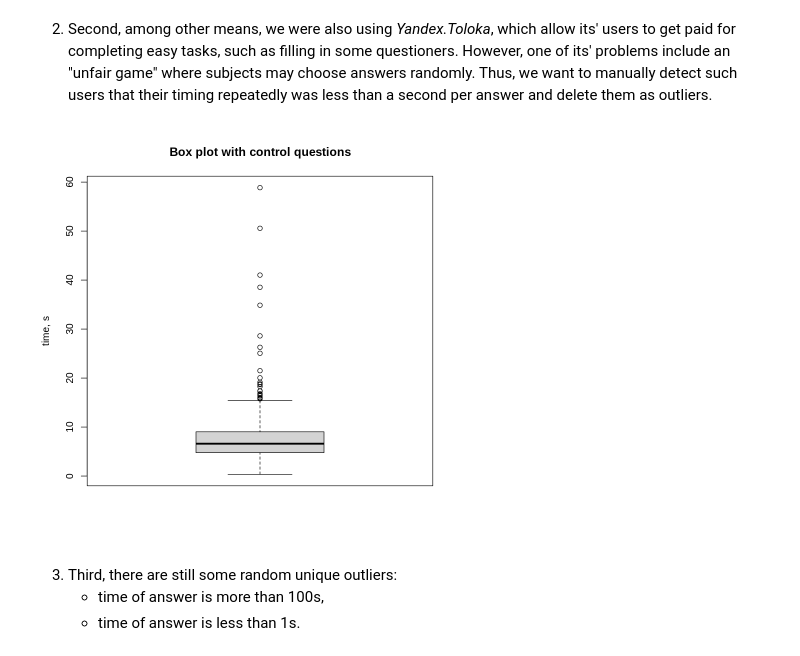
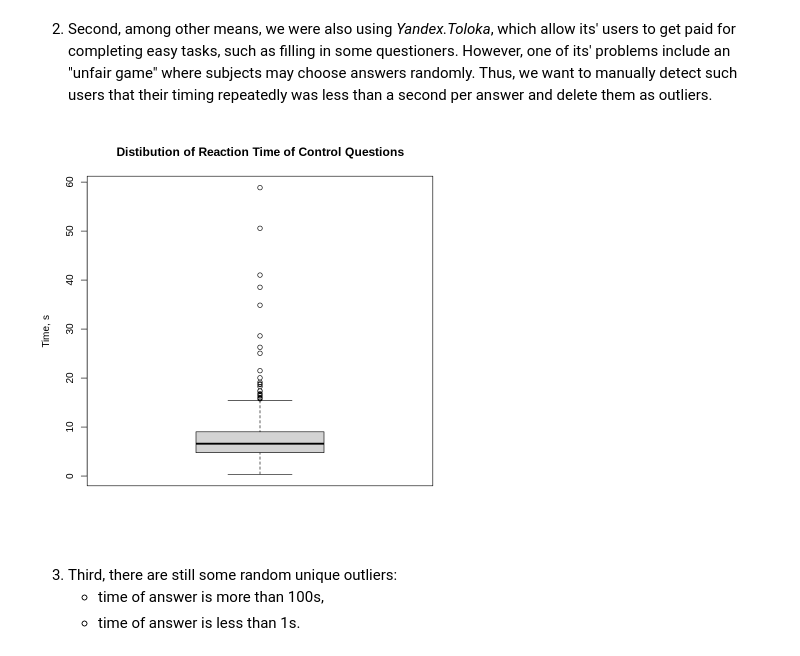
Before and after one commit to KatiaKozlova/stat-project, a Jupyter notebook: stat_project.ipynb, the cells around one changed output. Cells and saved outputs as stored; diff of their text form; code cells hidden in the pictures.

```diff
--- a/stat_project.ipynb
+++ b/stat_project.ipynb
@@ -240,12 +240,12 @@ second_exp <- second_exp[!(second_exp$id_person %in% automatic_answers$id_person
 # %%
 # illustrating via boxplot
 
 boxplot(control_questions$clean_time,
-  ylab = 'time, s',
-  main = 'Box plot with control questions'
+  ylab = 'Time, s',
+  main = 'Distibution of Reaction Time of Control Questions'
 )
 # %% [output]
-[figure, old version]
+[figure, new version]
 # %% [markdown]
 3. Third, there are still some random unique outliers:
     - time of answer is more than 100s,
```
Also changed, not shown: parts of 5 cells of this notebook.
